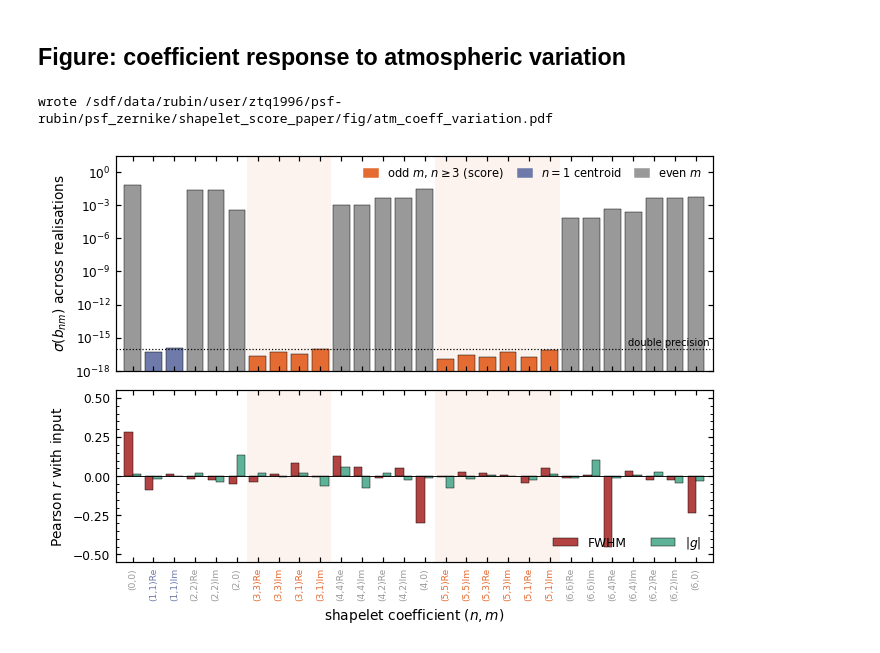
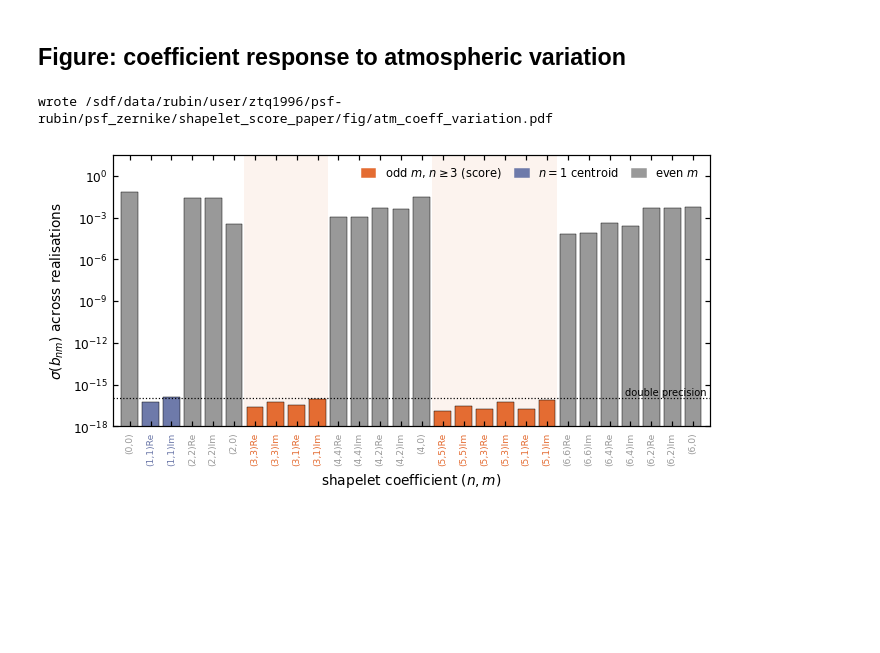
Before and after one commit to ztq1996/shapelet_score_paper, a Jupyter notebook: nb/02_atm_simulation.ipynb, the cells around one changed output. Drawn from its saved outputs; the diff is of its cells as text; code cells hidden in the pictures; blank space fills up the shorter version.

```diff
--- a/nb/02_atm_simulation.ipynb
+++ b/nb/02_atm_simulation.ipynb
@@ -311,54 +311,39 @@ colors = [mode_color(r) for _, r in coeff.iterrows()]
 x = coeff['idx'].values
 ticklab = [f"({r.n},{r.m}){r.comp}" for r in coeff.itertuples()]
 FLOOR = 1e-18
 
-fig, axes = plt.subplots(2, 1, figsize=(7.0, 4.8), sharex=True,
-                         gridspec_kw=dict(hspace=0.10, height_ratios=[1.25, 1]))
+# Single panel: how much each coefficient varies across atmospheric realisations.
+# The former lower panel (Pearson r of each coefficient with the input FWHM and
+# |g|) made the same point and was dropped from the paper.
+fig, ax = plt.subplots(figsize=(7.0, 3.2))
 
-# -- top: how much each coefficient varies across atmospheric realisations -----
-ax = axes[0]
 ax.bar(x, np.maximum(coeff['std'], FLOOR), color=colors, edgecolor='k', linewidth=0.3)
 ax.set_yscale('log')
 ax.set_ylim(FLOOR, 3e1)
 ax.set_ylabel(r'$\sigma(b_{nm})$ across realisations')
 ax.yaxis.set_major_locator(plt.LogLocator(base=10, numticks=8))
 ax.yaxis.set_minor_locator(plt.LogLocator(base=10, subs=(), numticks=8))
 ax.axhline(1e-16, color='k', ls=':', lw=0.8)
 ax.text(0.995, 1.3e-16, 'double precision', ha='right', va='bottom',
         fontsize=6.5, color='k', transform=ax.get_yaxis_transform())
 ax.legend(handles=[mpatches.Patch(color=C_SCORE, label='odd $m$, $n\\geq3$ (score)'),
                    mpatches.Patch(color=C_CENT, label='$n=1$ centroid'),
                    mpatches.Patch(color=C_EVEN, label='even $m$')],
           loc='upper right', frameon=False, ncol=3, fontsize=7.5,
           handlelength=1.2, columnspacing=1.2)
 
-# -- bottom: correlation with the input atmospheric parameters ----------------
-ax = axes[1]
-w = 0.40
-ax.bar(x - w/2, coeff['r_fwhm'], width=w, color=PALETTE[3], edgecolor='k',
-       linewidth=0.3, label='FWHM')
-ax.bar(x + w/2, coeff['r_g'], width=w, color=PALETTE[1], edgecolor='k',
-       linewidth=0.3, label=r'$|g|$')
-ax.axhline(0, color='k', lw=0.6)
-ax.set_ylim(-0.55, 0.55)
-ax.set_ylabel(r'Pearson $r$ with input')
-ax.yaxis.set_minor_locator(MultipleLocator(0.05))
-ax.yaxis.set_major_locator(MultipleLocator(0.25))
-ax.legend(loc='lower right', frameon=False, ncol=2)
 ax.set_xlabel(r'shapelet coefficient $(n,m)$')
 ax.set_xticks(x)
 ax.set_xticklabels(ticklab, rotation=90, fontsize=6)
 for lab, r in zip(ax.get_xticklabels(), coeff.itertuples()):
     lab.set_color(mode_color({'in_score': r.in_score, 'centroid': r.centroid}))
 ax.set_xlim(-0.8, N_COEFF - 0.2)
+ax.xaxis.set_minor_locator(plt.NullLocator())
+for i in x[coeff['in_score'].values]:
+    ax.axvspan(i - 0.5, i + 0.5, color=C_SCORE, alpha=0.08, lw=0, zorder=0)
 
-for a in axes:
-    a.xaxis.set_minor_locator(plt.NullLocator())
-    for i in x[coeff['in_score'].values]:
-        a.axvspan(i - 0.5, i + 0.5, color=C_SCORE, alpha=0.08, lw=0, zorder=0)
-
-fig.savefig(FIG / 'atm_coeff_variation.pdf')
+fig.savefig(FIG / 'atm_coeff_variation.pdf', bbox_inches='tight')
 print('wrote', FIG / 'atm_coeff_variation.pdf')
 # %% [output]
 wrote /sdf/data/rubin/user/ztq1996/psf-rubin/psf_zernike/shapelet_score_paper/fig/atm_coeff_variation.pdf
-[figure, old version]
+[figure, new version]
```
Also changed, not shown: 2 other files.
